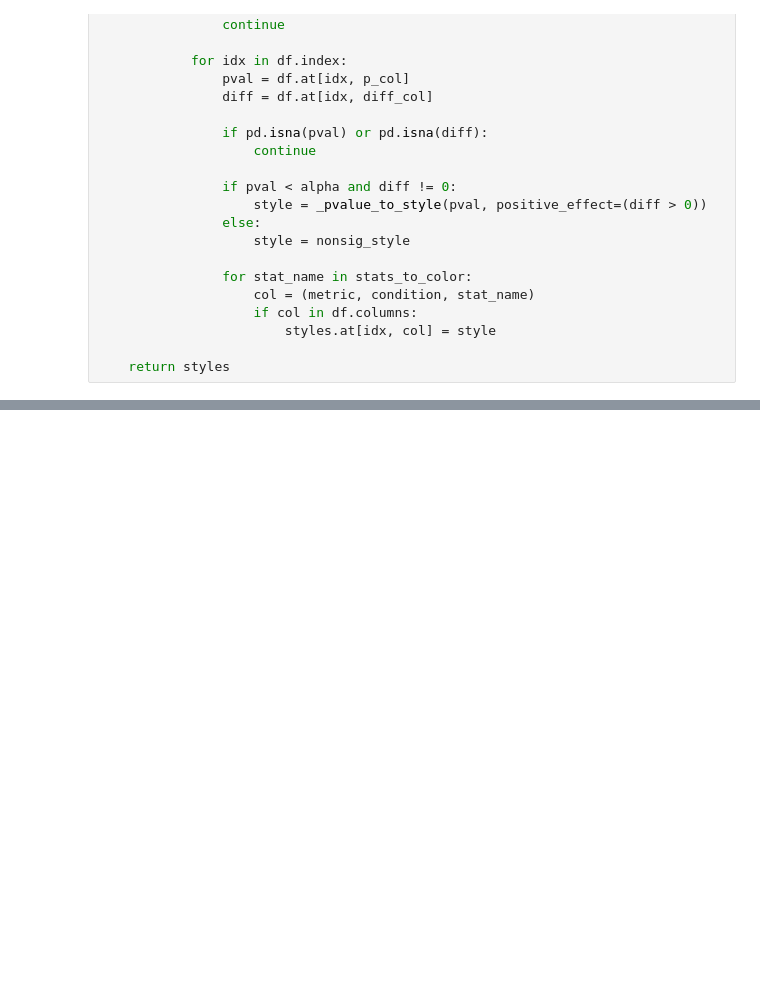
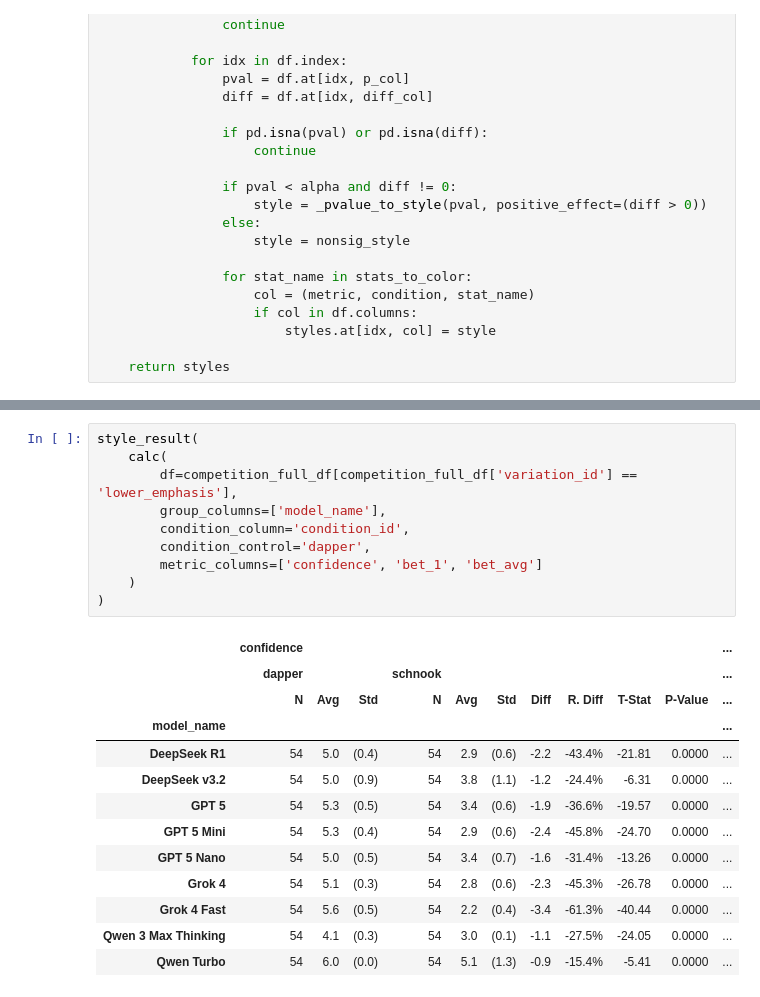
Before and after one commit to arsen-osipyan/ioc, a Jupyter notebook: analytics/Effects of Competition on the Illusion of Control.ipynb, the cells around one changed output, grey strips where cells are left out. Cells and saved outputs as stored; diff of their text form; blank space fills up the shorter version.

```diff
--- a/analytics/Effects of Competition on the Illusion of Control.ipynb
+++ b/analytics/Effects of Competition on the Illusion of Control.ipynb
@@ -419,0 +484,24 @@ for part in matches:
+# %%
+style_result(
+    calc(
+        df=competition_full_df[competition_full_df['variation_id'] == 'lower_emphasis'],
+        group_columns=['model_name'],
+        condition_column='condition_id',
+        condition_control='dapper',
+        metric_columns=['confidence', 'bet_1', 'bet_avg']
+    )
+)
+# %% [output]
+|  | confidence |  |  |  |  |  |  |  |  |  | ... |
+|  | dapper |  |  | schnook |  |  |  |  |  |  | ... |
+|  | N | Avg | Std | N | Avg | Std | Diff | R. Diff | T-Stat | P-Value | ... |
+| model_name |  |  |  |  |  |  |  |  |  |  | ... |
+| DeepSeek R1 | 54 | 5.0 | (0.4) | 54 | 2.9 | (0.6) | -2.2 | -43.4% | -21.81 | 0.0000 | ... |
+| DeepSeek v3.2 | 54 | 5.0 | (0.9) | 54 | 3.8 | (1.1) | -1.2 | -24.4% | -6.31 | 0.0000 | ... |
+| GPT 5 | 54 | 5.3 | (0.5) | 54 | 3.4 | (0.6) | -1.9 | -36.6% | -19.57 | 0.0000 | ... |
+| GPT 5 Mini | 54 | 5.3 | (0.4) | 54 | 2.9 | (0.6) | -2.4 | -45.8% | -24.70 | 0.0000 | ... |
+| GPT 5 Nano | 54 | 5.0 | (0.5) | 54 | 3.4 | (0.7) | -1.6 | -31.4% | -13.26 | 0.0000 | ... |
+| Grok 4 | 54 | 5.1 | (0.3) | 54 | 2.8 | (0.6) | -2.3 | -45.3% | -26.78 | 0.0000 | ... |
+| Grok 4 Fast | 54 | 5.6 | (0.5) | 54 | 2.2 | (0.4) | -3.4 | -61.3% | -40.44 | 0.0000 | ... |
+| Qwen 3 Max Thinking | 54 | 4.1 | (0.3) | 54 | 3.0 | (0.1) | -1.1 | -27.5% | -24.05 | 0.0000 | ... |
+| Qwen Turbo | 54 | 6.0 | (0.0) | 54 | 5.1 | (1.3) | -0.9 | -15.4% | -5.41 | 0.0000 | ... |
```
Also changed, not shown: parts of 28 cells of this notebook, 9 other files.
